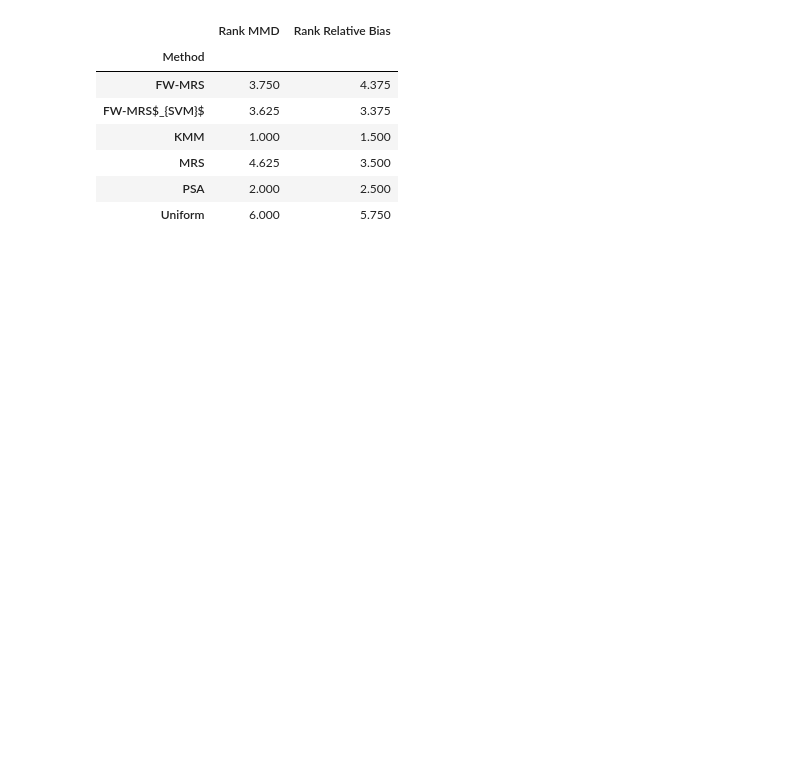
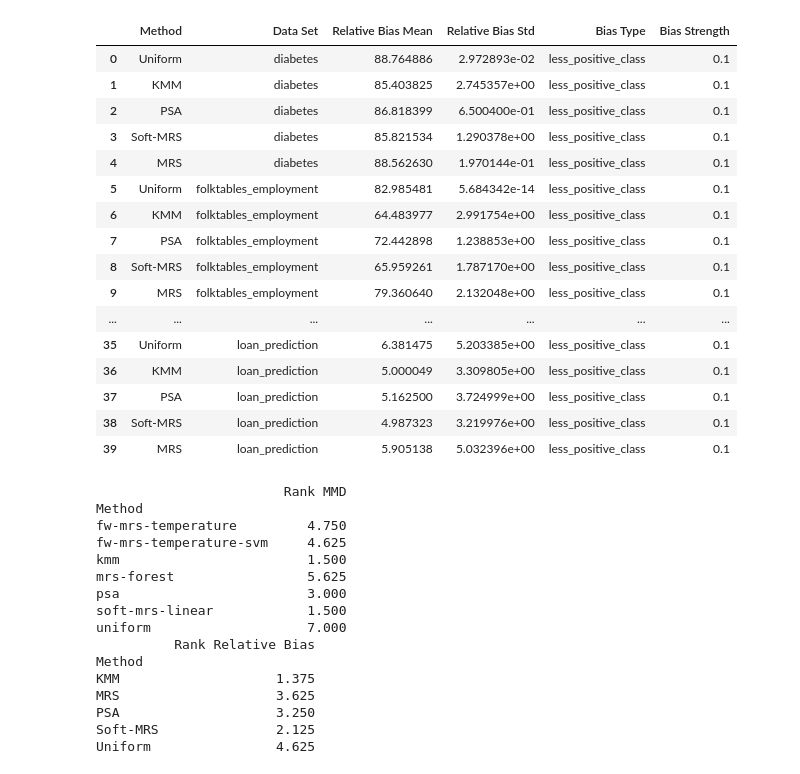
Before and after one commit to thauptmann/FeatureWeightDebiasing, a Jupyter notebook: notebooks/create_similarity_tables.ipynb, the cells around one changed output. Saved outputs shown, nothing was run; the diff lists cells and outputs as text; code cells hidden in the pictures; blank space fills up the shorter version.

```diff
--- a/notebooks/create_similarity_tables.ipynb
+++ b/notebooks/create_similarity_tables.ipynb
@@ -9,7 +9,7 @@ less_bias_strengths = ["0.1"]
 method_name_replacer = {"uniform": "Uniform",
                         "kmm": "KMM",
                         "psa": "PSA",
-                       # "soft-mrs-linear": "Soft-MRS",
+                        "soft-mrs-linear": "Soft-MRS",
                         "mrs-forest": "MRS",
                         "fw-mrs-temperature": "FW-MRS",
                         "fw-mrs-temperature-svm": "FW-MRS$_{SVM}$",
@@ -82,7 +80,8 @@ for bias_type in bias_types:
 & ${mean_mmd_values[3]}\\pm{std_mmd_values[3]}$ \
 & ${mean_mmd_values[4]}\\pm{std_mmd_values[4]}$ \
 & ${mean_mmd_values[5]}\\pm{std_mmd_values[5]}$ \
-\\\\")
+& ${mean_mmd_values[6]}\\pm{std_mmd_values[6]}$ \
+& \\\\")
     print("\n")
 # %% [output]
 less_positive_class, 0.1
@@ -97,3 +96,27 @@ Loan & $0.1413\pm0.015$ & $0.0803\pm0.014$ & $0.1004\pm0.015$ & $0.1275\pm0.016$
+# %%
+method_name_replacer = {"uniform": "Uniform",
+                        "kmm": "KMM",
+                        "psa": "PSA",
+                        "soft-mrs-linear": "Soft-MRS",
+                        "mrs-forest": "MRS",
+                        }
+dict_list = []
+for dataset in data_set_replacer.keys():
+    for bias_type in bias_types:
+        for method in method_name_replacer.keys():
+            bias_strengths = less_bias_strengths
+            for bias_strength in bias_strengths:
+                json_file = result_path / dataset / bias_type /  bias_strength/ method / "similarity_results_T.json"
+                result_file = pd.read_json(str(json_file))
+                dict_list.append(
+                    {
+                        "Method": method, "Data Set": dataset,
+                        "Relative Bias Mean": result_file[data_set_targets[dataset]]["bias mean"],
+                        "Relative Bias Std": result_file[data_set_targets[dataset]]["bias sd"],
+                        "Bias Type": bias_type, "Bias Strength": bias_strength,
+                    }
+                                )
+result_df_relative_bias = pd.DataFrame(data=dict_list)
 # %%
 for bias_type in bias_types:
     bias_strengths = less_bias_strengths
@@ -158,13 +160,43 @@ result_df
+# %%
+result_df_relative_bias = result_df_relative_bias.replace(method_name_replacer)
+result_df_relative_bias
+# %% [output]
+|  | Method | Data Set | Relative Bias Mean | Relative Bias Std | Bias Type | Bias Strength |
+| 0 | Uniform | diabetes | 88.764886 | 2.972893e-02 | less_positive_class | 0.1 |
+| 1 | KMM | diabetes | 85.403825 | 2.745357e+00 | less_positive_class | 0.1 |
+| 2 | PSA | diabetes | 86.818399 | 6.500400e-01 | less_positive_class | 0.1 |
+| 3 | Soft-MRS | diabetes | 85.821534 | 1.290378e+00 | less_positive_class | 0.1 |
+| 4 | MRS | diabetes | 88.562630 | 1.970144e-01 | less_positive_class | 0.1 |
+| 5 | Uniform | folktables_employment | 82.985481 | 5.684342e-14 | less_positive_class | 0.1 |
+| 6 | KMM | folktables_employment | 64.483977 | 2.991754e+00 | less_positive_class | 0.1 |
+| 7 | PSA | folktables_employment | 72.442898 | 1.238853e+00 | less_positive_class | 0.1 |
+| 8 | Soft-MRS | folktables_employment | 65.959261 | 1.787170e+00 | less_positive_class | 0.1 |
+| 9 | MRS | folktables_employment | 79.360640 | 2.132048e+00 | less_positive_class | 0.1 |
+| ... | ... | ... | ... | ... | ... | ... |
+| 35 | Uniform | loan_prediction | 6.381475 | 5.203385e+00 | less_positive_class | 0.1 |
+| 36 | KMM | loan_prediction | 5.000049 | 3.309805e+00 | less_positive_class | 0.1 |
+| 37 | PSA | loan_prediction | 5.162500 | 3.724999e+00 | less_positive_class | 0.1 |
+| 38 | Soft-MRS | loan_prediction | 4.987323 | 3.219976e+00 | less_positive_class | 0.1 |
+| 39 | MRS | loan_prediction | 5.905138 | 5.032396e+00 | less_positive_class | 0.1 |
 # %%
 result_df["Rank MMD"] = result_df.groupby("Data Set")["MMD Mean"].rank(ascending=True)
-result_df["Rank Relative Bias"] = result_df.groupby("Data Set")["Relative Bias Mean"].rank(ascending=True)
-result_df[["Method", "Rank MMD", "Rank Relative Bias"]].groupby("Method").mean()
+result_df_relative_bias["Rank Relative Bias"] = result_df_relative_bias.groupby("Data Set")["Relative Bias Mean"].rank(ascending=True)
+print(result_df[["Method", "Rank MMD"]].groupby("Method").mean())
+print(result_df_relative_bias[["Method", "Rank Relative Bias"]].groupby("Method").mean())
 # %% [output]
-|  | Rank MMD | Rank Relative Bias |
-| Method |  |  |
-| FW-MRS | 3.750 | 4.375 |
-| FW-MRS$_{SVM}$ | 3.625 | 3.375 |
-| KMM | 1.000 | 1.500 |
-| MRS | 4.625 | 3.500 |
-| PSA | 2.000 | 2.500 |
-| Uniform | 6.000 | 5.750 |
+                        Rank MMD
+Method
+fw-mrs-temperature         4.750
+fw-mrs-temperature-svm     4.625
+kmm                        1.500
+mrs-forest                 5.625
+psa                        3.000
+soft-mrs-linear            1.500
+uniform                    7.000
+          Rank Relative Bias
+Method
+KMM                    1.375
+MRS                    3.625
+PSA                    3.250
+Soft-MRS               2.125
+Uniform                4.625
```
Also changed, not shown: parts of 4 cells of this notebook, 7 other files.
